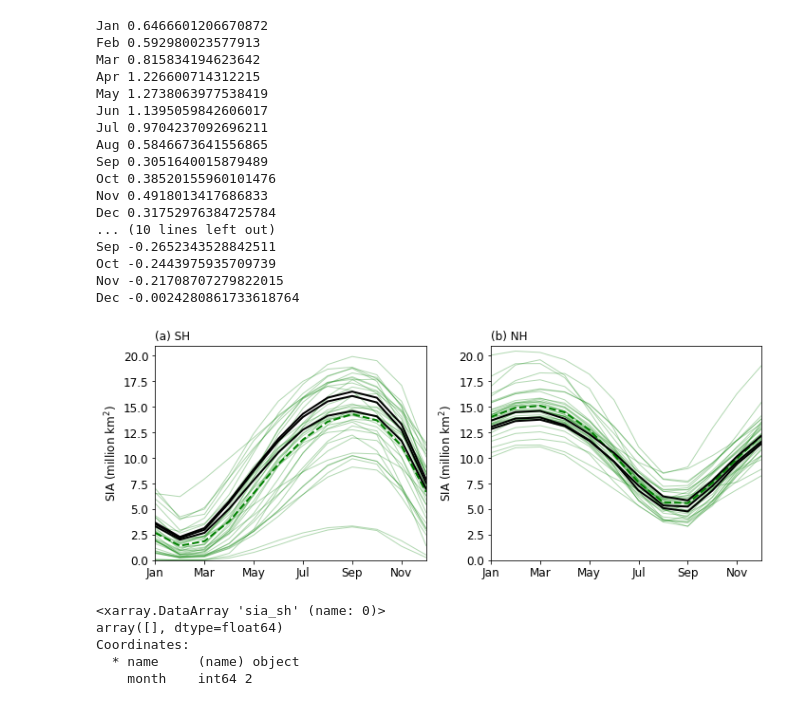
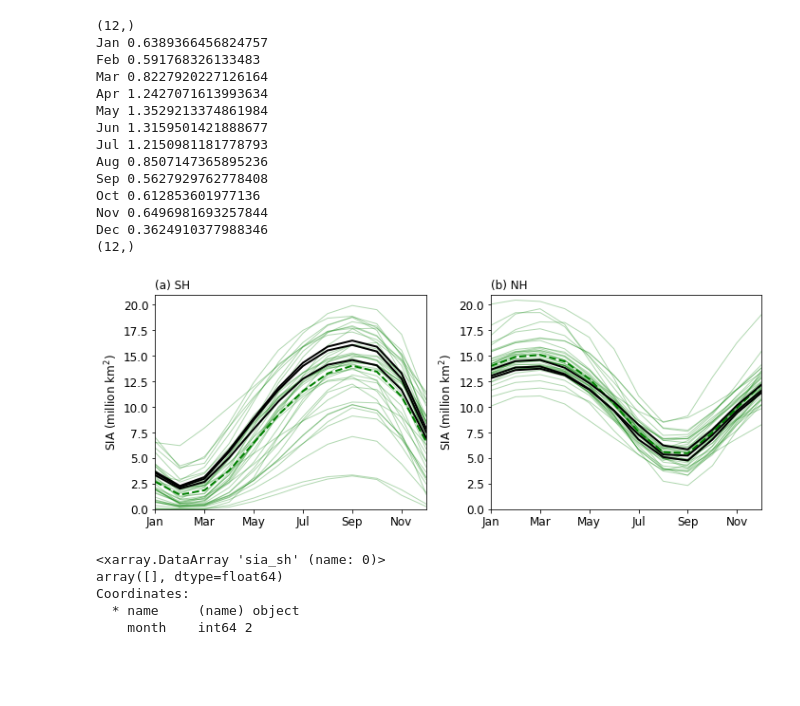
Before and after one commit to lettie-roach/analysis_antarctic-sia-in-cmip6, a Jupyter notebook: antsicmip6_fig1.ipynb, the cells around one changed output. Cells and saved outputs as stored; diff of their text form; code cells hidden in the pictures; blank space fills up the shorter version.

```diff
--- a/antsicmip6_fig1.ipynb
+++ b/antsicmip6_fig1.ipynb
@@ -21,65 +21,68 @@ gencolours = ['blue','red','green','black']
 # %%
 #mean over years (nanmean)
 plt.rcParams.update({'font.size': 12})
-model_ds = xr.open_dataset(mydir+'processed_CMIP6_sia_historical_r1.nc').sel(year=slice('1979','2014')).mean(dim='year')
-obs_ds =  xr.open_dataset(mydir+'processed_OBS_sia_1979-2018.nc').sel(year=slice('1979','2014')).mean(dim='year')
+model_ds = xr.open_dataset(mydir+'processed_CMIP6_sia_historical_r1_updated.nc').sel(year=slice('1979','2014')).mean(dim='year')
+obs_ds =  xr.open_dataset(mydir+'processed_OBS_sia_1979-2018.nc').sel(year=slice('1979','2014'))
 
 # add manually
-to_add = xr.open_dataset('../to_add_to_analysis/siarean_SImon_FGOALS-g3_historical_r1i1p1f1_gn_197901-201412_clim.nc').siarean
-model_ds['sia_nh'].values[16,:] = to_add.values
-to_add = xr.open_dataset('../to_add_to_analysis/siarean_SImon_CNRM-CM6-1-HR_historical_r1i1p1f2_gn_197901-201412_clim.nc').siarean
-model_ds['sia_nh'].values[8,:] = to_add.values
+#to_add = xr.open_dataset('../to_add_to_analysis/siarean_SImon_FGOALS-g3_historical_r1i1p1f1_gn_197901-201412_clim.nc').siarean
+#model_ds['sia_nh'].values[17,:] = to_add.values
+
 
 fig = plt.figure(figsize=(10,4))
 for h, hemi in enumerate(myhemi):
     ax = plt.subplot(1,2,h+1)
     ax.set_xticks(np.arange(nm)[::2])
     ax.set_xticklabels(months[::2])
     ax.set_ylabel(r'SIA (million km$^2$)')
     ax.set_title(alph[h]+' '+hemi,loc='left',fontsize=12)
     ax.set_ylim([0.,21.])
     ax.set_xlim([0,nm-1])
 
     for model in model_ds.name.values:
         ax.plot(np.arange(nm),model_ds['sia_'+smallhemi[h]].sel(name=model),c='green',linewidth=1,alpha=.3)
     ax.plot(np.arange(nm),model_ds['sia_'+smallhemi[h]].mean(dim='name'),c='green',linewidth=2,linestyle='--')
+
     for ob in obs_ds.name.values:
-        ax.plot(np.arange(nm),obs_ds['sia_'+smallhemi[h]].sel(name=ob),c='black',linewidth=2)
+    #
+        mean = obs_ds['sia_'+smallhemi[h]].sel(name=ob).mean(dim='year')
+    #    std = obs_ds['sia_'+smallhemi[h]].sel(name=ob).std(dim='year')
+
+        ax.plot(np.arange(nm),mean,c='black',linewidth=2)
+    #    ax.fill_between(np.arange(nm),mean-std,mean+std,facecolor='black',alpha=.2)
 
     mmm = model_ds['sia_'+smallhemi[h]].mean(dim='name')
+    print(mmm.shape)
 
     if h == 0:
-        lowestob = obs_ds['sia_'+smallhemi[h]].min(dim='name')
+        lowestob = obs_ds['sia_'+smallhemi[h]].mean(dim='year').min(dim='name')
         for m in range(nm):
             print(months[m],(lowestob-mmm).values[m])
-    print('----')
-    if h ==1:
-        highestob = obs_ds['sia_'+smallhemi[h]].max(dim='name')
-        for m in range(nm):
-            print(months[m],(mmm-highestob).values[m])
+    #print('----')
+    #if h ==1:
+    #    highestob = obs_ds['sia_'+smallhemi[h]].max(dim='name')
+    #    for m in range(nm):
+    #        print(months[m],(mmm-highestob).values[m])
 
 plt.tight_layout()
-#fig.savefig('fig1',bbox_inches='tight',dpi=600)
+fig.savefig('fig1',bbox_inches='tight',dpi=600)
 plt.show(); plt.close()
 # %% [output]
-Jan 0.6466601206670872
-Feb 0.592980023577913
-Mar 0.815834194623642
-Apr 1.226600714312215
-May 1.2738063977538419
-Jun 1.1395059842606017
-Jul 0.9704237092696211
-Aug 0.5846673641556865
-Sep 0.3051640015879489
-Oct 0.38520155960101476
-Nov 0.4918013417686833
-Dec 0.31752976384725784
-... (10 lines left out)
-Sep -0.2652343528842511
-Oct -0.2443975935709739
-Nov -0.21708707279822015
-Dec -0.0024280861733618764
+(12,)
+Jan 0.6389366456824757
+Feb 0.591768326133483
+Mar 0.8227920227126164
+Apr 1.2427071613993634
+May 1.3529213374861984
+Jun 1.3159501421888677
+Jul 1.2150981181778793
+Aug 0.8507147365895236
+Sep 0.5627929762778408
+Oct 0.612853601977136
+Nov 0.6496981693257844
+Dec 0.3624910377988346
+(12,)
-[figure, old version]
+[figure, new version]
 # %%
 check = model_ds.sia_sh.sel(month=2)
 check = check.where(check>10.,drop=True)
```
Also changed, not shown: parts of 3 cells of this notebook, 6 other files.
